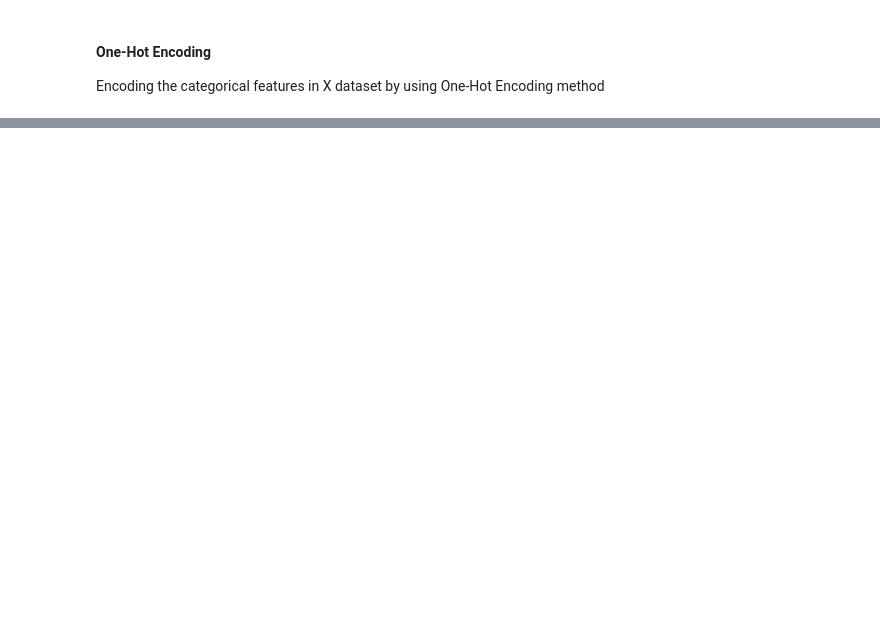
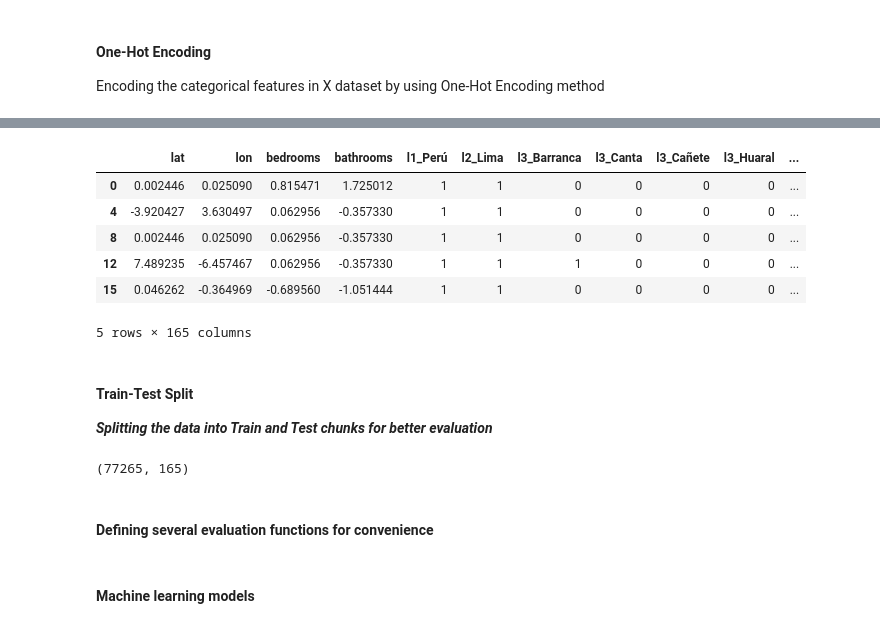
Before and after one commit to ECisneros20/Hackathon-BBVA-2022, a Jupyter notebook: House_prediction.ipynb, the cells around one changed output, grey strips where cells are left out. Saved outputs shown, nothing was run; the diff lists cells and outputs as text; code cells hidden in the pictures; blank space fills up the shorter version.

Commit message:
preprocessing dataset and training models

```diff
--- a/House_prediction.ipynb
+++ b/House_prediction.ipynb
@@ -292,0 +361,24 @@ X
+# %%
+important_num_cols = ["lat", "lon", "bedrooms", "bathrooms"]
+scaler = StandardScaler()
+X[important_num_cols] = scaler.fit_transform(X[important_num_cols])
+# %%
+X.head()
+# %% [output]
+|  | lat | lon | bedrooms | bathrooms | l1_Perú | l2_Lima | l3_Barranca | l3_Canta | l3_Cañete | l3_Huaral | ... |
+| 0 | 0.002446 | 0.025090 | 0.815471 | 1.725012 | 1 | 1 | 0 | 0 | 0 | 0 | ... |
+| 4 | -3.920427 | 3.630497 | 0.062956 | -0.357330 | 1 | 1 | 0 | 0 | 0 | 0 | ... |
+| 8 | 0.002446 | 0.025090 | 0.062956 | -0.357330 | 1 | 1 | 0 | 0 | 0 | 0 | ... |
+| 12 | 7.489235 | -6.457467 | 0.062956 | -0.357330 | 1 | 1 | 1 | 0 | 0 | 0 | ... |
+| 15 | 0.046262 | -0.364969 | -0.689560 | -1.051444 | 1 | 1 | 0 | 0 | 0 | 0 | ... |
+5 rows × 165 columns
+# %% [markdown]
+#### Train-Test Split
+***Splitting the data into Train and Test chunks for better evaluation***
+# %%
+X_train, X_test, y_train, y_test = train_test_split(X, y, test_size=0.2, random_state=42)
+X.shape
+# %% [output]
+(77265, 165)
+# %% [markdown]
+#### Defining several evaluation functions for convenience
@@ -292,0 +396,2 @@ X
+# %% [markdown]
+#### Machine learning models
```
Also changed, not shown: parts of 49 cells of this notebook, 1 other file.
